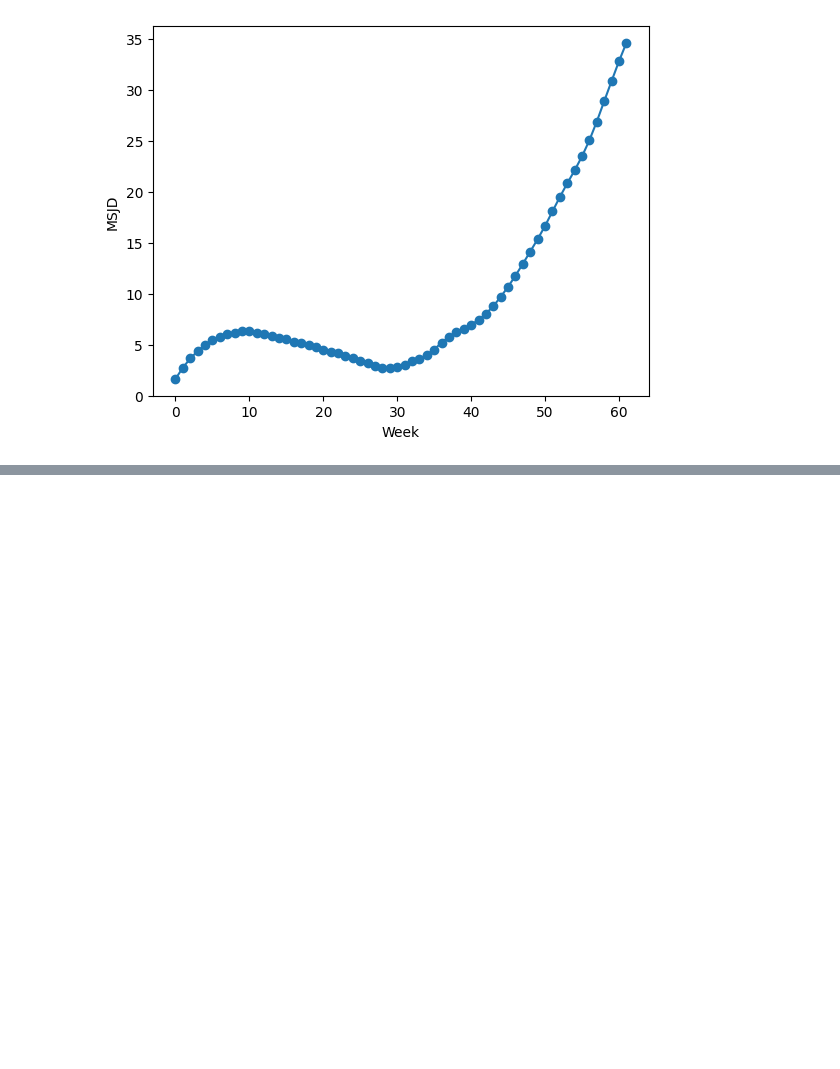
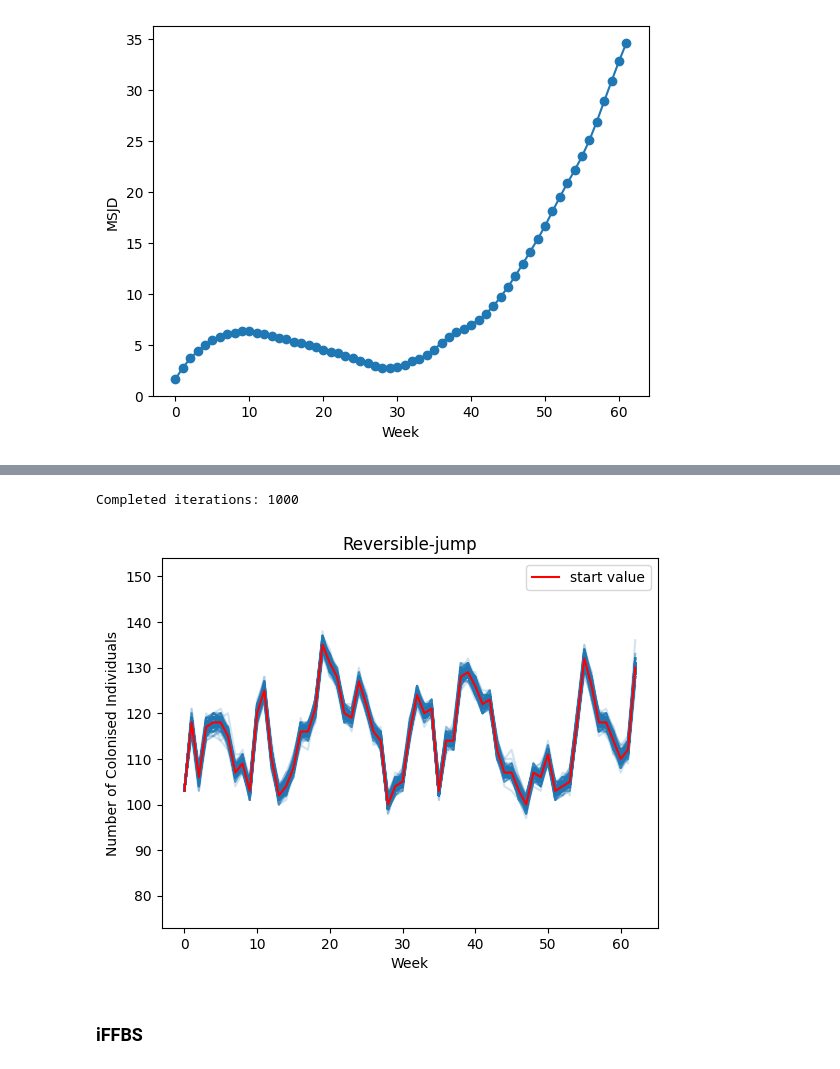
Before and after one commit to neilljn/AntiDOTE_Methods, a Jupyter notebook: experiments/sim_study_rippler_no_seasonality/results.ipynb, the cells around one changed output, grey strips where cells are left out. Cells and saved outputs as stored; diff of their text form; code cells hidden in the pictures; blank space fills up the shorter version.

```diff
--- a/experiments/sim_study_rippler_no_seasonality/results.ipynb
+++ b/experiments/sim_study_rippler_no_seasonality/results.ipynb
@@ -532,0 +827,27 @@ plt.show()
+# %%
+# runnning the moves (100)
+K = 1000
+K_latent = 100
+m = 4
+moves_block = inference_block_moves(test_results,N,h,gamma,T,seasonal_matrix_G,seasonal_matrix_H,age,sex,sens,spec,theta_start,X_start,K,K_latent,m,1)
+# %% [output]
+Completed iterations: 1000
+# %%
+# plotting
+K = 1000
+colours = plt.cm.Blues(np.linspace(1,0,K))
+for k in range(K):
+    if moves_block[1][k]==1:
+        plt.plot(np.sum(moves_block[0][k],axis=1),color="C0",alpha=0.2)
+plt.plot(np.sum(UC_results['X'],axis=1),color="red",label="start value")
+plt.legend(loc='upper right')
+plt.ylim(73,154)
+plt.title(r'Reversible-jump')
+plt.xlabel("Week")
+plt.ylabel("Number of Colonised Individuals")
+#plt.savefig("plots/updates_accepted_block.pdf")
+plt.show()
+# %% [output]
+[figure, added]
+# %% [markdown]
+### iFFBS
```
Also changed, not shown: parts of 20 cells of this notebook, 3 other files.
